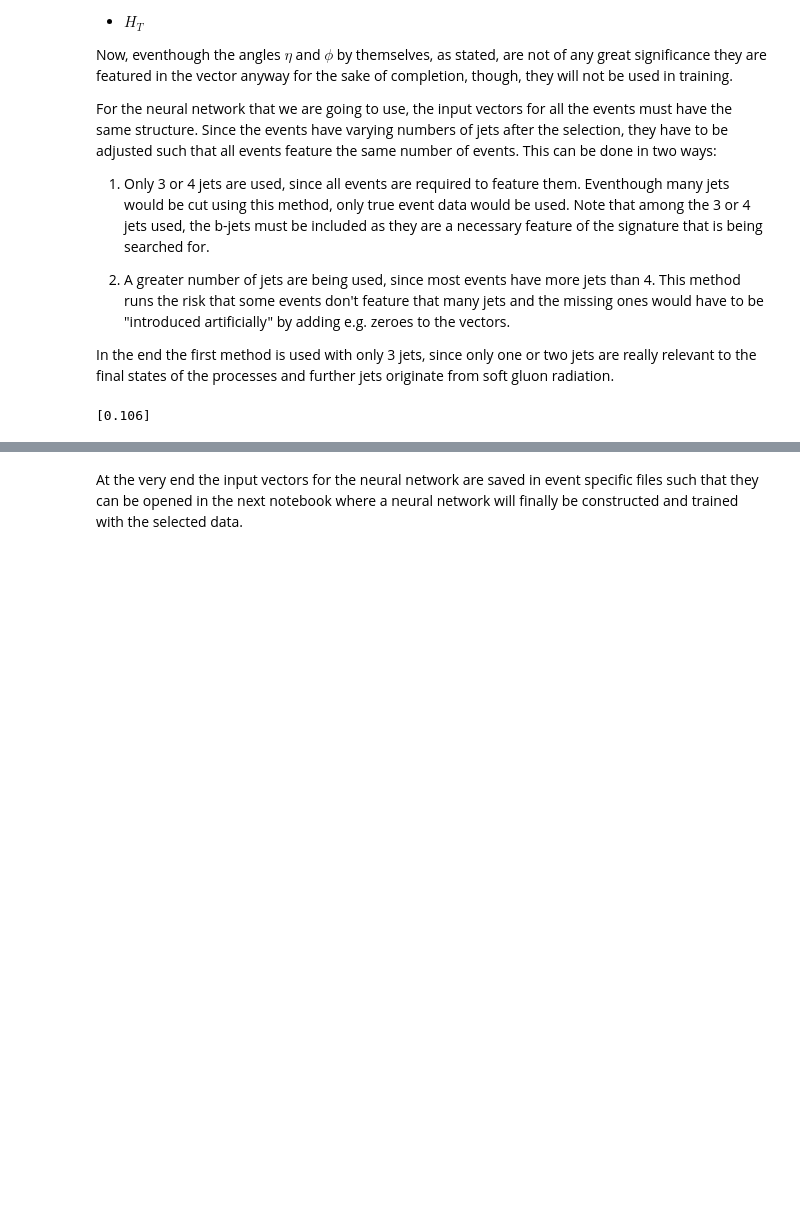
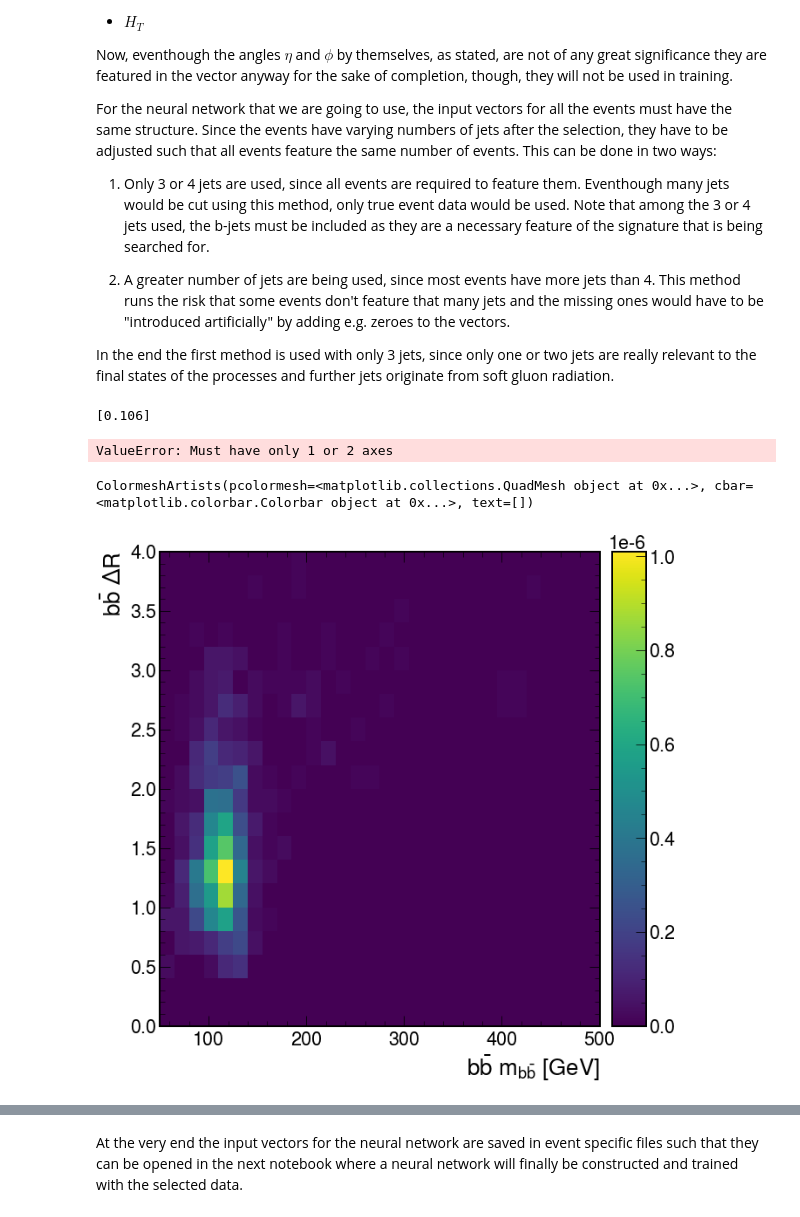
Before and after one commit to ArtMk/lhc-ml, a Jupyter notebook: 04_Event_Selection.ipynb, the cells around one changed output, grey strips where cells are left out. Drawn from its saved outputs; the diff is of its cells as text; code cells hidden in the pictures; blank space fills up the shorter version.

```diff
--- a/04_Event_Selection.ipynb
+++ b/04_Event_Selection.ipynb
@@ -499,3 +439,26 @@ In the end the first method is used with only 3 jets, since only one or two jets
 print(selection_dict['signal'].Muon[0].mass)
 # %% [output]
 [0.106]
+# %%
+# construct histogram for new observables
+observables = (
+    hist.Hist.new
+    .StrCat(files_list, name = "process", label = "process")
+    .Reg(30, 50, 500, name = "m_bb", label = "$b \\bar{b}$ " + "$m_{b \\bar{b}}$ [GeV]")
+    .Reg(20, 0, 4, name = "deltaR", label = "$b \\bar{b}$ " + "$\\Delta R$")
+    .Reg(20, 100, 300, name = "ht", label = "$b \\bar{b}$ " + "$H_T$")
+    .Double()
+)
+
+for sub_cat in files_list:
+
+    btag_mask = (selection_dict[sub_cat].Jet.btagDeepB > btag_tight)
+
+    # fill histograms with leading jets
+    observables.fill(
+        process = sub_cat,
+        m_bb = (selection_dict[sub_cat].Jet[btag_mask][:, 0] + selection_dict[sub_cat].Jet[btag_mask][:, 1]).mass,
+        deltaR = selection_dict[sub_cat].Jet[btag_mask][:, 0].deltaR(selection_dict[sub_cat].Jet[btag_mask][:, 1]),
+        ht = ak.sum(selection_dict[sub_cat].Jet[btag_mask][:, :], axis = 1).pt + selection_dict[sub_cat].Jet[~btag_mask].pt[:, 0],
+        weight = weights[sub_cat]
+    )
@@ -502,3 +470,39 @@ print(selection_dict['signal'].Muon[0].mass)
+# %%
+plt.style.use(mplhep.style.CMS)
+
+# make axes
+axes = np.array([fig.add_subplot(3, 1, i) for i in range(1, len(selection_hisssst) + 1)])
+
+# permutate axes
+p = [0, 1, 2]
+axes = axes[p]
+
+for count, sub_hist in enumerate(selection_hisssst):
+
+    observables[{"process": ['bgr_Wj', 'bgr_tt', 'bgr_st']}].plot1d(
+        ax = axes[count],
+        overlay = "process",
+        histtype = "step",
+        stack = False,
+        density = True,
+        alpha = 1,
+        # edgecolor = None,
+    )
+
+# plt.semilogy()
+
+plt.show()
+# %% [output]
+ValueError: Must have only 1 or 2 axes
+# %%
+observables[{"process": 'signal', "ht": sum}].plot2d(
+
+
+    # edgecolor = None,
+)
+# %% [output]
+ColormeshArtists(pcolormesh=<matplotlib.collections.QuadMesh object at 0x...>, cbar=<matplotlib.colorbar.Colorbar object at 0x...>, text=[])
+[figure, added]
 # %%
 # conversion of awkward arrays to numpy arrays
 nn_input_ak = {}
```
Also changed, not shown: parts of 20 cells of this notebook.
